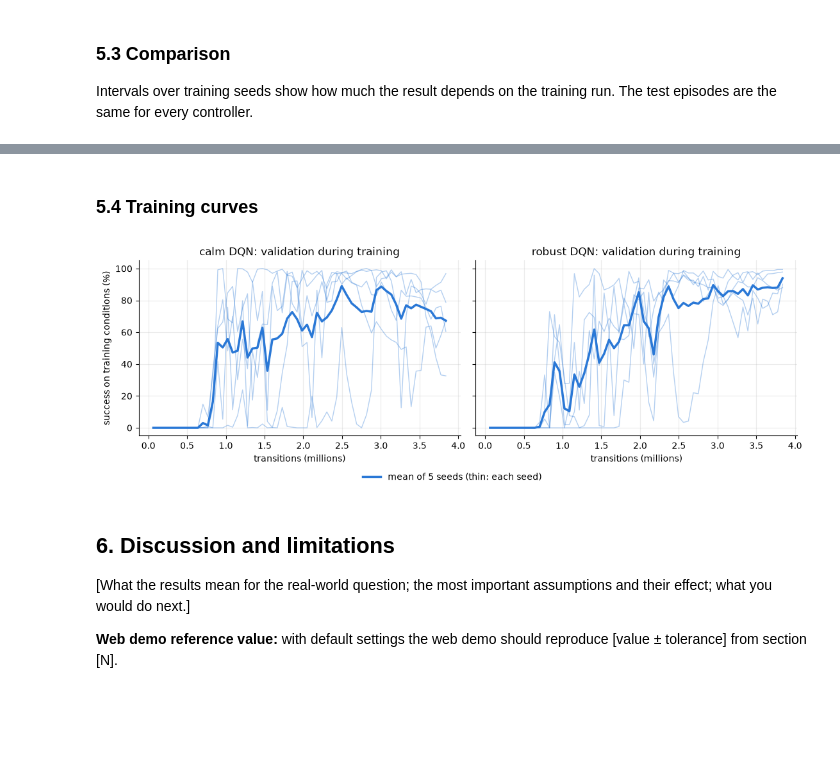
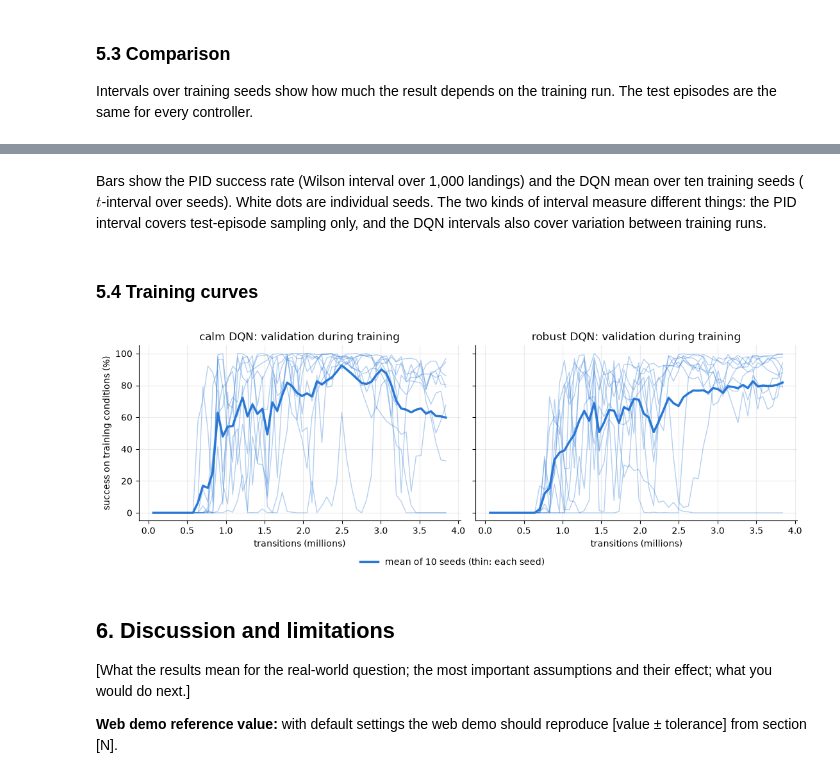
Before and after one commit to nipunmeegoda/rl-rocket-simulator, a Jupyter notebook: notebook/rl-rocket-simulator.ipynb, the cells around one changed output, grey strips where cells are left out. Saved outputs shown, nothing was run; the diff lists cells and outputs as text; code cells hidden in the pictures; blank space fills up the shorter version.

Commit message:
Extend DQN comparison to ten seeds and add success-rate chart
Co-Authored-By: Claude Opus 5.5 <noreply@anthropic.com>

```diff
--- a/notebook/rl-rocket-simulator.ipynb
+++ b/notebook/rl-rocket-simulator.ipynb
@@ -771,7 +771,9 @@ robust DQN seed 4 | unseen wind           40.9%  95% CI [37.9, 44.0]  median fue
 
 Intervals over training seeds show how much the result depends on the training run. The test episodes are the same for every controller.
 # %%
-T_CRIT = 2.776      # Student t, 4 degrees of freedom, 95%
+from scipy import stats
+N_SEEDS = len(TRAIN_SEEDS)
+T_CRIT = stats.t.ppf(0.975, N_SEEDS - 1)      # 95% Student t
 def seed_rates(name, sc):
     return np.array([100 * results[f"{name} seed {k}"][sc.name][0] / N_TEST for k in TRAIN_SEEDS])
 
@@ -787,12 +789,11 @@ for sc in (CALM, DR_TRAIN, UNSEEN):
 # Differences in unseen wind (percentage points)
 robust, calm_, pid_ = seed_rates("robust DQN", UNSEEN), seed_rates("calm DQN", UNSEEN), 100 * results["PID"][UNSEEN.name][0] / N_TEST
 d = robust.mean() - calm_.mean()
-v1, v2 = robust.var(ddof=1) / 5, calm_.var(ddof=1) / 5
-df = (v1 + v2)**2 / (v1**2 / 4 + v2**2 / 4)
-from scipy import stats
+v1, v2 = robust.var(ddof=1) / N_SEEDS, calm_.var(ddof=1) / N_SEEDS
+df = (v1 + v2)**2 / (v1**2 + v2**2) * (N_SEEDS - 1)
 h = stats.t.ppf(0.975, df) * np.sqrt(v1 + v2)
 print(f"\nunseen wind: robust - calm = {d:+.1f} points, 95% Welch interval [{d-h:+.1f}, {d+h:+.1f}]")
-h = T_CRIT * robust.std(ddof=1) / np.sqrt(5)
+h = T_CRIT * robust.std(ddof=1) / np.sqrt(N_SEEDS)
 print(f"unseen wind: robust - PID  = {robust.mean()-pid_:+.1f} points, 95% interval over seeds [{robust.mean()-pid_-h:+.1f}, {robust.mean()-pid_+h:+.1f}]"
       " (PID rate taken as fixed)")
 # %% [output]
@@ -811,0 +813,29 @@ unseen wind: robust - PID  = -26.4 points, 95% interval over seeds [-48.6, -4.1]
+# %%
+# Success rate of each controller in each scenario
+AQUA = "#1baf7a"
+scen = [(CALM, "Calm"), (DR_TRAIN, "Training conditions\n(wind ≤ 8 m/s, varied mass and g)"), (UNSEEN, "Unseen wind\n(10–15 m/s, strong gusts)")]
+fig, ax = plt.subplots(figsize=(10, 5), layout="constrained")
+jitter = np.random.default_rng(0).uniform(-0.07, 0.07, N_SEEDS)
+for j, (name, colour) in enumerate((("PID", BLUE), ("calm DQN", ORANGE), ("robust DQN", AQUA))):
+    for i, (sc, _) in enumerate(scen):
+        pos = i + (j - 1) * 0.27
+        if name == "PID":
+            k, n, lo, hi = results["PID"][sc.name]
+            mean, lo, hi = 100 * k / n, 100 * lo, 100 * hi
+        else:
+            v = seed_rates(name, sc)
+            mean, h = v.mean(), T_CRIT * v.std(ddof=1) / np.sqrt(N_SEEDS)
+            lo, hi = max(mean - h, 0), min(mean + h, 100)
+        ax.bar(pos, mean, 0.25, color=colour, alpha=0.85, label=name if i == 0 else None, zorder=2)
+        if name != "PID":
+            ax.scatter(pos + jitter, v, s=16, color="white", edgecolor=INK, lw=0.8, zorder=3,
+                       label="one training seed" if (i == 0 and name == "calm DQN") else None)
+        ax.errorbar(pos, mean, [[mean - lo], [hi - mean]], color="#0b0b0b", capsize=4, lw=1.5, zorder=4,
+                    label="95% interval" if (i == 0 and j == 0) else None)
+        ax.text(pos, 104, f"{mean:.1f}", ha="center", va="bottom", fontsize=10, color="#0b0b0b")
+ax.set_xticks(range(len(scen)), [label for _, label in scen])
+ax.set(ylim=(0, 112), yticks=range(0, 101, 20), ylabel="landing success (%)",
+       title="Landing success by controller and test scenario (1,000 landings per agent)")
+ax.grid(axis="y", alpha=0.25, zorder=0); ax.spines[["top", "right"]].set_visible(False); ax.tick_params(axis="x", length=0)
+fig.legend(*ax.get_legend_handles_labels(), loc="outside lower center", ncol=5, frameon=False)
+plt.show()
@@ -812,20 +844,22 @@ unseen wind: robust - PID  = -26.4 points, 95% interval over seeds [-48.6, -4.1]
+# %% [markdown]
+Bars show the PID success rate (Wilson interval over 1,000 landings) and the DQN mean over ten training seeds ($t$-interval over seeds). White dots are individual seeds. The two kinds of interval measure different things: the PID interval covers test-episode sampling only, and the DQN intervals also cover variation between training runs.
 # %% [markdown]
 ### 5.4 Training curves
 # %%
 fig, ax = plt.subplots(1, 2, figsize=(11, 3.8), layout="constrained", sharey=True)
 for a_, name in zip(ax, AGENTS):
     for i, k in enumerate(TRAIN_SEEDS):
         h = saved[f"{name} {k}"]["history"].numpy()
         a_.plot(h[:, 0] / 1e6, 100 * h[:, 1], color=BLUE, lw=1, alpha=0.35)
     mean = 100 * np.mean([saved[f"{name} {k}"]["history"].numpy()[:, 1] for k in TRAIN_SEEDS], axis=0)
-    a_.plot(h[:, 0] / 1e6, mean, color=BLUE, lw=2.5, label="mean of 5 seeds (thin: each seed)")
+    a_.plot(h[:, 0] / 1e6, mean, color=BLUE, lw=2.5, label="mean of 10 seeds (thin: each seed)")
     a_.set(title=f"{name}: validation during training", xlabel="transitions (millions)")
     a_.grid(alpha=0.25); a_.spines[["top", "right"]].set_visible(False)
 ax[0].set_ylabel("success on training conditions (%)")
 fig.legend(*ax[0].get_legend_handles_labels(), loc="outside lower center", frameon=False)
 plt.show()
 # %% [output]
-[figure, old version]
+[figure, new version]
 # %% [markdown]
 ## 6. Discussion and limitations
 
```
Also changed, not shown: parts of 7 cells of this notebook, 4 other files.
